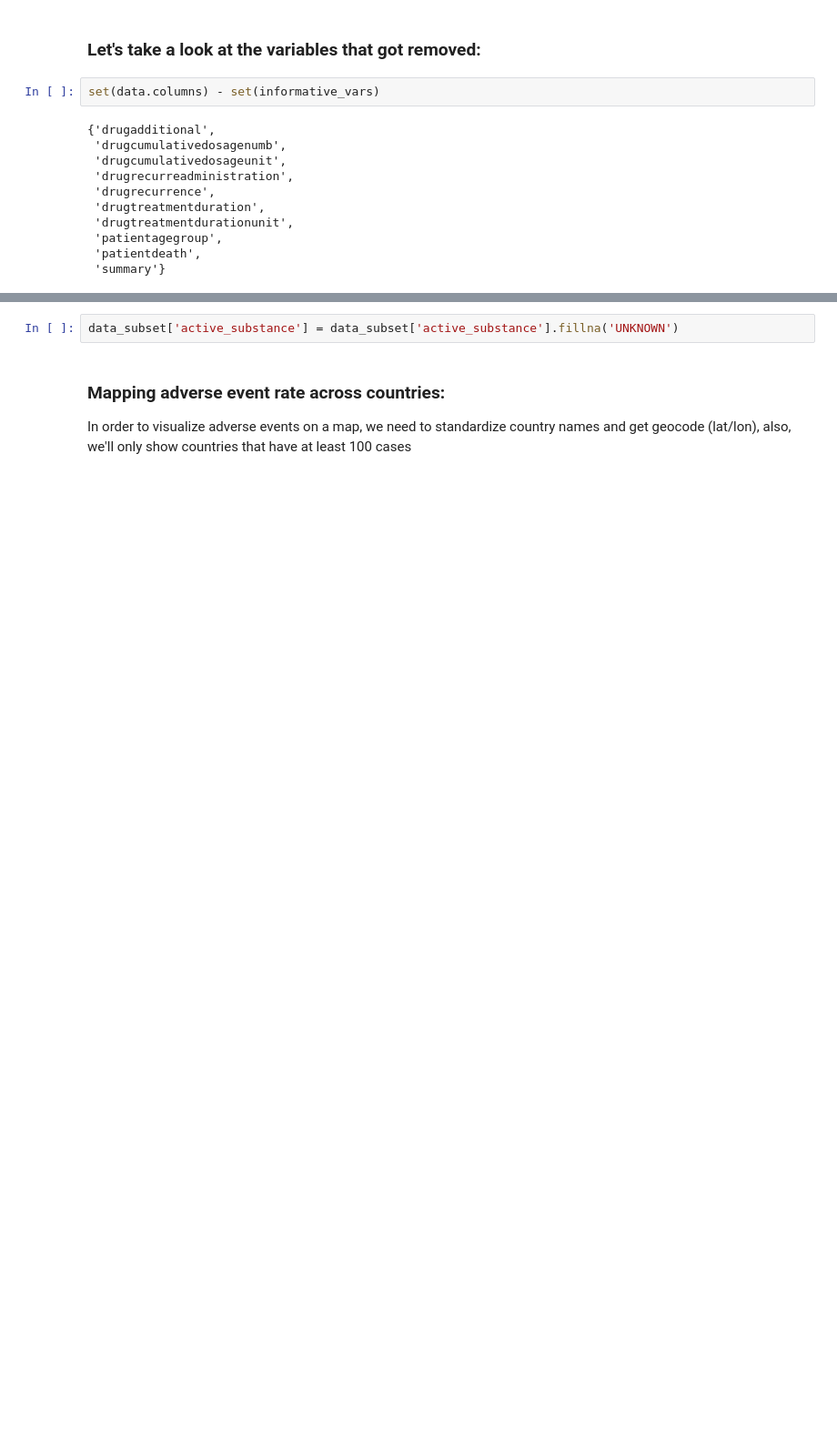
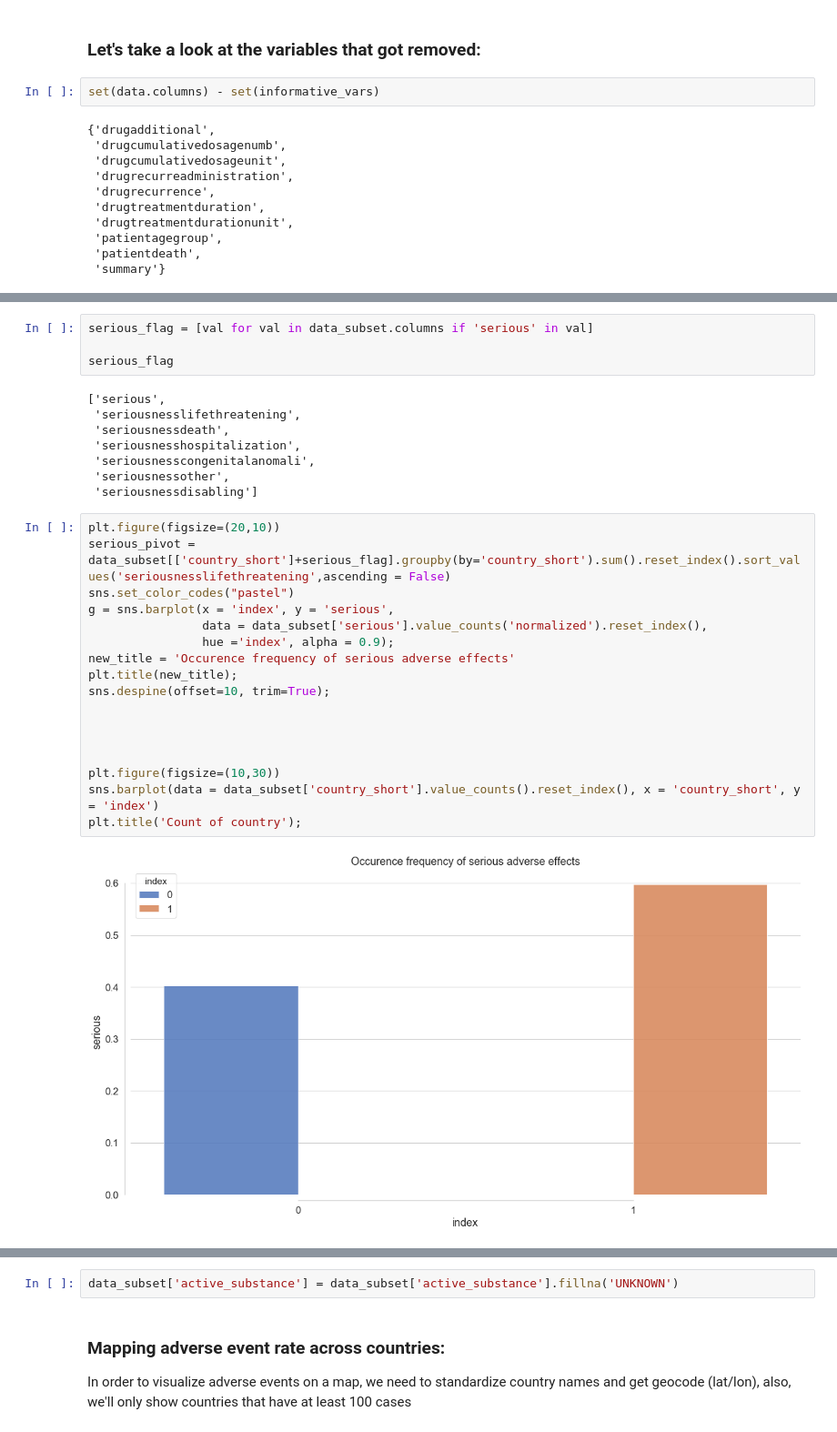
Before and after one commit to samimath/openFDA, a Jupyter notebook: eda.ipynb, the cells around one changed output, grey strips where cells are left out. Shown: that part at 91% size. Drawn from its saved outputs; the diff is of its cells as text; blank space fills up the shorter version.

```diff
--- a/eda.ipynb
+++ b/eda.ipynb
@@ -215,0 +275,31 @@ set(data.columns) - set(informative_vars)
+# %%
+serious_flag = [val for val in data_subset.columns if 'serious' in val]
+
+serious_flag
+# %% [output]
+['serious',
+ 'seriousnesslifethreatening',
+ 'seriousnessdeath',
+ 'seriousnesshospitalization',
+ 'seriousnesscongenitalanomali',
+ 'seriousnessother',
+ 'seriousnessdisabling']
+# %%
+plt.figure(figsize=(20,10))
+serious_pivot = data_subset[['country_short']+serious_flag].groupby(by='country_short').sum().reset_index().sort_values('seriousnesslifethreatening',ascending = False)
+sns.set_color_codes("pastel")
+g = sns.barplot(x = 'index', y = 'serious',
+                data = data_subset['serious'].value_counts('normalized').reset_index(),
+                hue ='index', alpha = 0.9);
+new_title = 'Occurence frequency of serious adverse effects'
+plt.title(new_title);
+sns.despine(offset=10, trim=True);
+
+
+
+
+plt.figure(figsize=(10,30))
+sns.barplot(data = data_subset['country_short'].value_counts().reset_index(), x = 'country_short', y = 'index')
+plt.title('Count of country');
+# %% [output]
+[figure, added]
```
Also changed, not shown: parts of 27 cells of this notebook.
